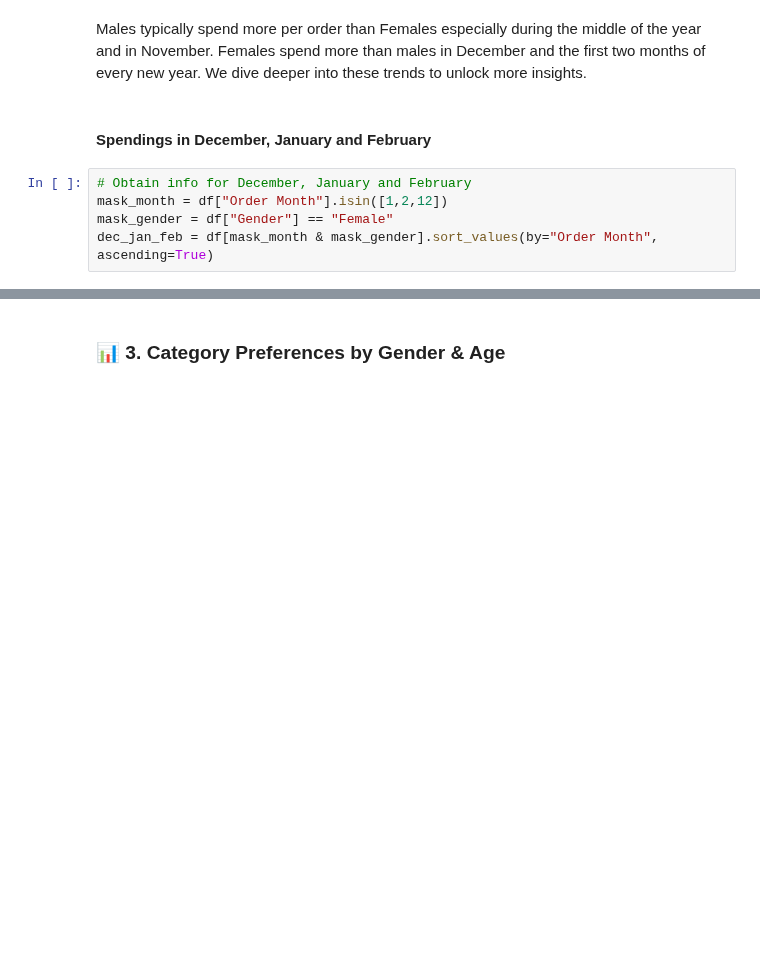
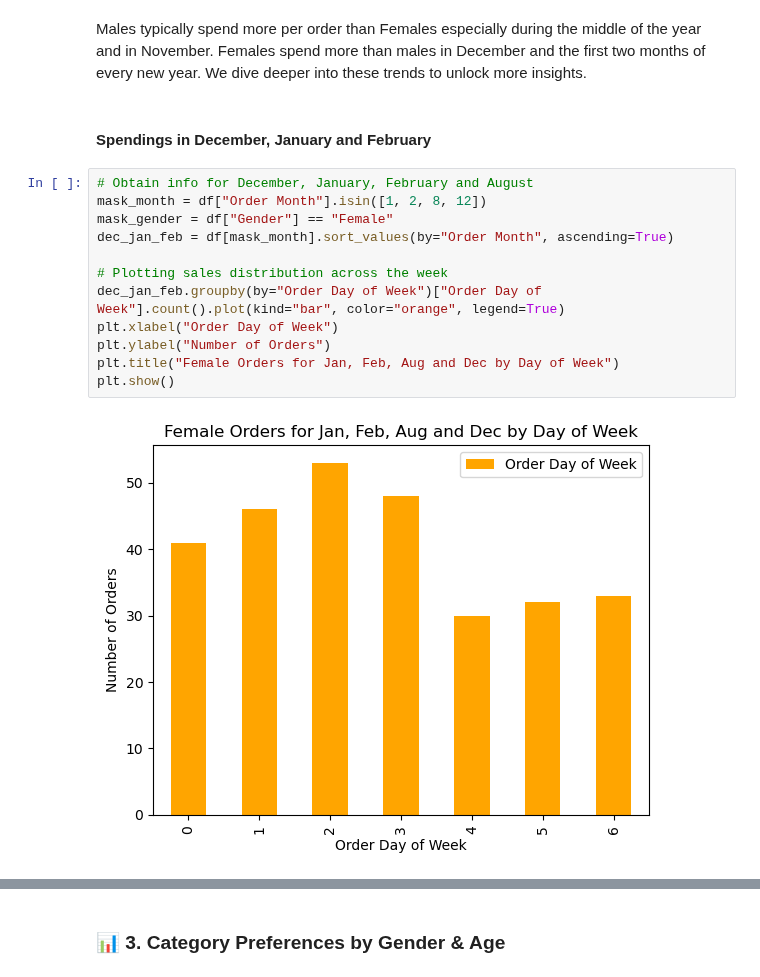
Before and after one commit to Mohammed-Hanan-Othman/ecommerce-sales-analysis, a Jupyter notebook: notebooks/1.customer_behaviour_analysis.ipynb, the cells around one changed output, grey strips where cells are left out. Saved outputs shown, nothing was run; the diff lists cells and outputs as text; blank space fills up the shorter version.

Commit message:
Added analysis for spendings by gender within selected months and by category and day of week

```diff
--- a/notebooks/1.customer_behaviour_analysis.ipynb
+++ b/notebooks/1.customer_behaviour_analysis.ipynb
@@ -148,7 +148,16 @@ Males typically spend more per order than Females especially during the middle o
 # %% [markdown]
 #### Spendings in December, January and February
 # %%
-# Obtain info for December, January and February
-mask_month = df["Order Month"].isin([1,2,12])
+# Obtain info for December, January, February and August
+mask_month = df["Order Month"].isin([1, 2, 8, 12])
 mask_gender = df["Gender"] == "Female"
-dec_jan_feb = df[mask_month & mask_gender].sort_values(by="Order Month", ascending=True)
+dec_jan_feb = df[mask_month].sort_values(by="Order Month", ascending=True)
+
+# Plotting sales distribution across the week
+dec_jan_feb.groupby(by="Order Day of Week")["Order Day of Week"].count().plot(kind="bar", color="orange", legend=True)
+plt.xlabel("Order Day of Week")
+plt.ylabel("Number of Orders")
+plt.title("Female Orders for Jan, Feb, Aug and Dec by Day of Week")
+plt.show()
+# %% [output]
+[figure, added]
```
Also changed, not shown: parts of 7 cells of this notebook.
